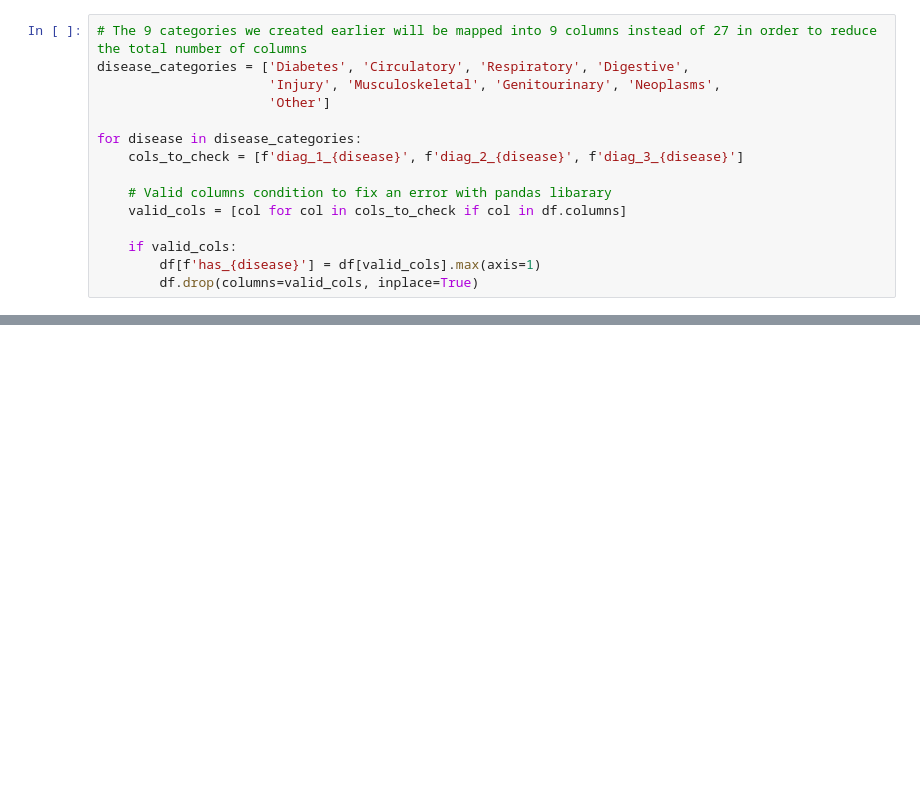
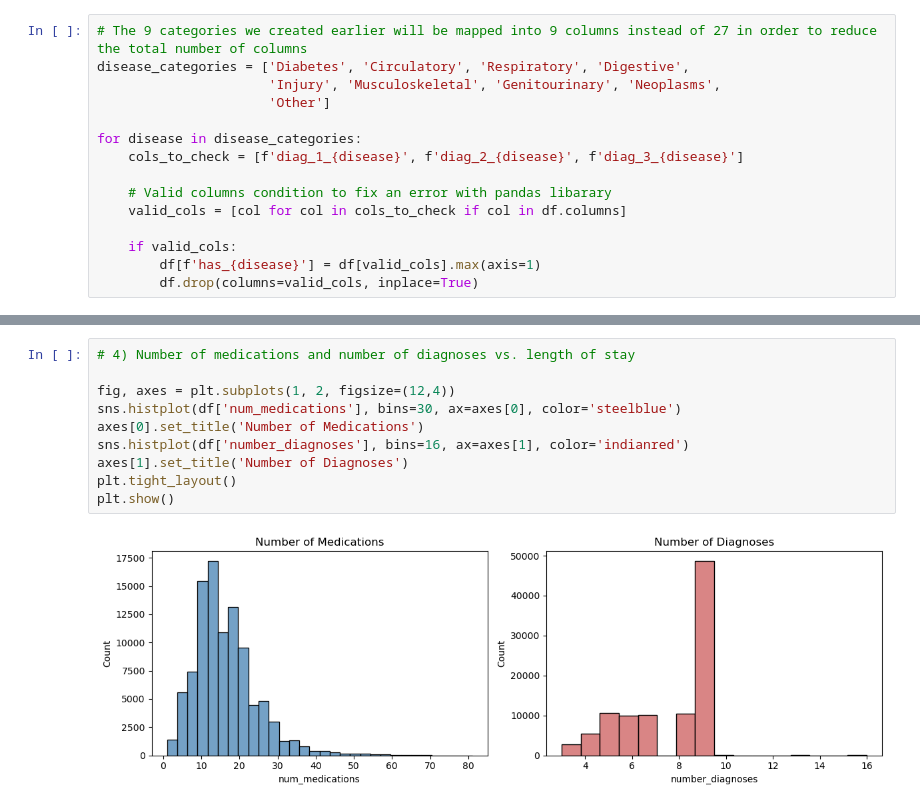
Before and after one commit to aliatarek2505-oss/project_nti, a Jupyter notebook: diabetes.ipynb, the cells around one changed output, grey strips where cells are left out. Drawn from its saved outputs; the diff is of its cells as text; blank space fills up the shorter version.

```diff
--- a/diabetes.ipynb
+++ b/diabetes.ipynb
@@ -163,0 +297,12 @@ df.head()
+# %%
+# 4) Number of medications and number of diagnoses vs. length of stay
+
+fig, axes = plt.subplots(1, 2, figsize=(12,4))
+sns.histplot(df['num_medications'], bins=30, ax=axes[0], color='steelblue')
+axes[0].set_title('Number of Medications')
+sns.histplot(df['number_diagnoses'], bins=16, ax=axes[1], color='indianred')
+axes[1].set_title('Number of Diagnoses')
+plt.tight_layout()
+plt.show()
+# %% [output]
+[figure, added]
```
Also changed, not shown: parts of 29 cells of this notebook.
